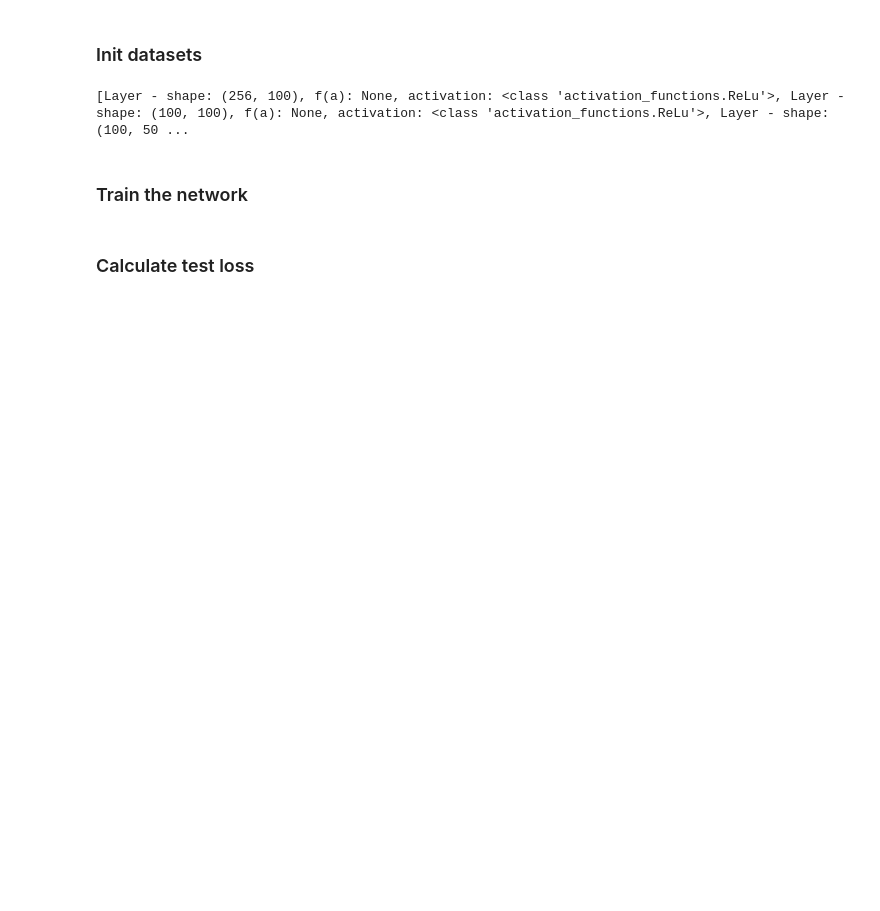
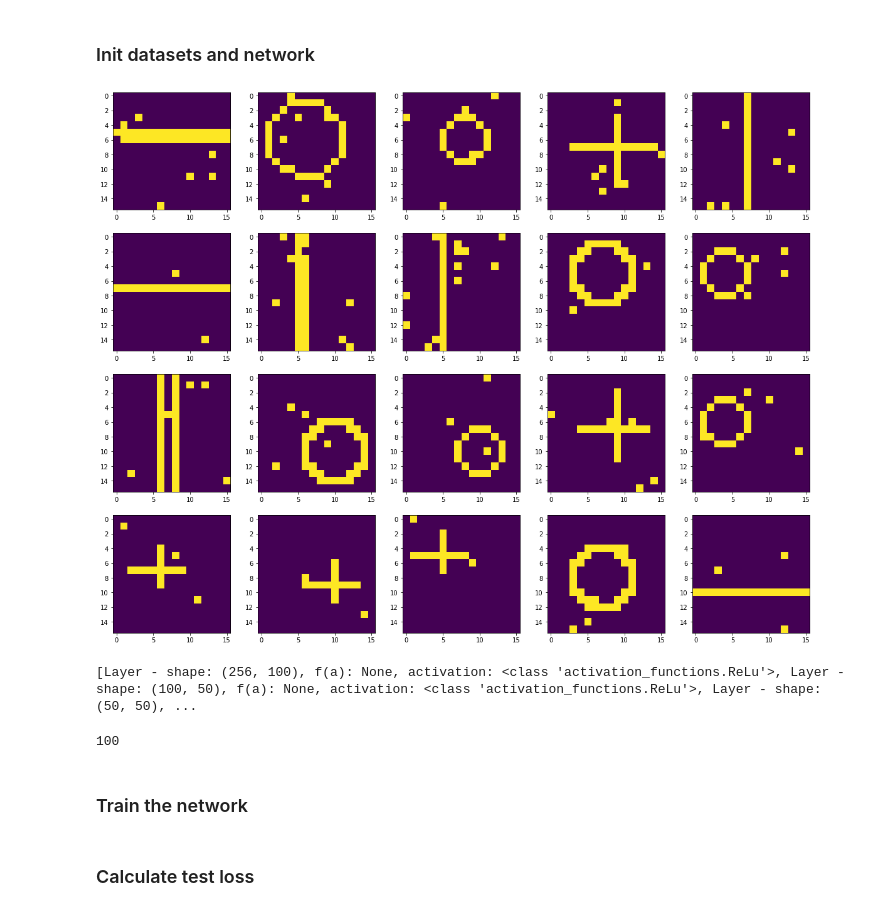
Before and after one commit to TechedLemur/IT3030, a Jupyter notebook: project1/main.ipynb, the cells around one changed output. Cells and saved outputs as stored; diff of their text form; code cells hidden in the pictures; blank space fills up the shorter version.

```diff
--- a/project1/main.ipynb
+++ b/project1/main.ipynb
@@ -12,3 +15,5 @@ import matplotlib.pyplot as plt
+# %%
+config_path = "./configs/config1.ini"
 # %% [markdown]
-### Init datasets
+### Init datasets and network
 # %%
@@ -16,8 +21,18 @@ train, test, valid = DataGenerator.GetTrainTestValid()
+# %%
+DataGenerator.show20Random(train)
+# %% [output]
+[figure, added]
 # %%
-n = Network(Config.layers)
+n = Network(config_helper.get_network_from_config_file(config_path))
 n
 # %% [output]
-[Layer - shape: (256, 100), f(a): None, activation: <class 'activation_functions.ReLu'>, Layer - shape: (100, 100), f(a): None, activation: <class 'activation_functions.ReLu'>, Layer - shape: (100, 50 ...
+[Layer - shape: (256, 100), f(a): None, activation: <class 'activation_functions.ReLu'>, Layer - shape: (100, 50), f(a): None, activation: <class 'activation_functions.ReLu'>, Layer - shape: (50, 50), ...
+# %%
+run_config = config_helper.get_run_config(config_path)
+epochs = int(run_config['epochs'])
+epochs
+# %% [output]
+100
 # %% [markdown]
 ### Train the network
 # %%
```
Also changed, not shown: parts of 12 cells of this notebook, 6 other files.
